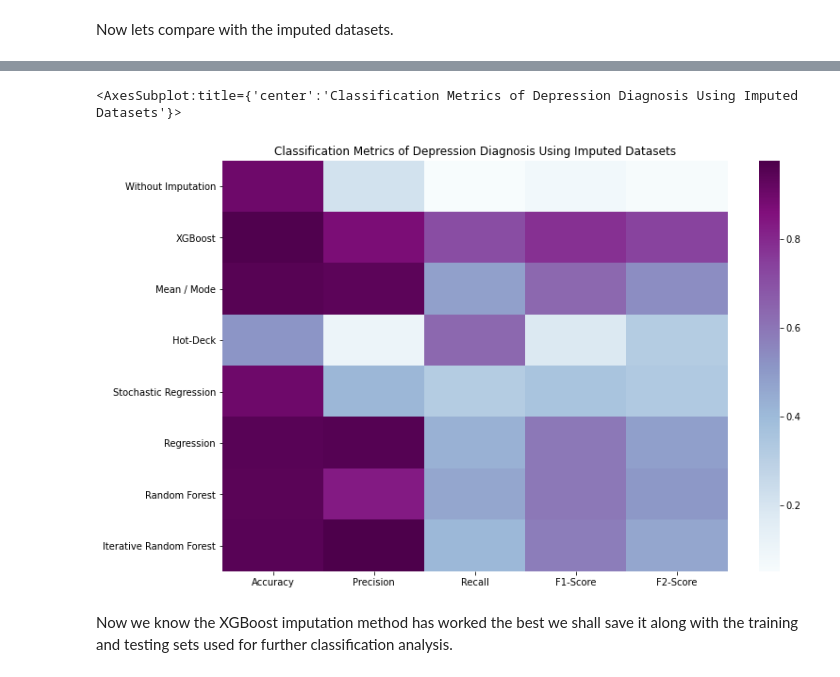
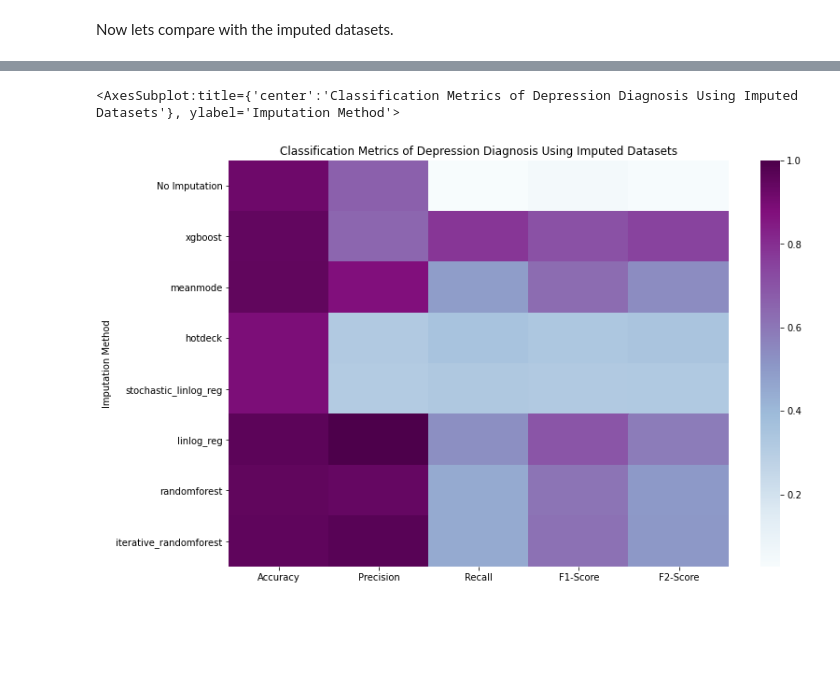
Before and after one commit to kaihulme/alspac-mhst, a Jupyter notebook: notebooks/imputation_analysis.ipynb, the cells around one changed output, grey strips where cells are left out. Cells and saved outputs as stored; diff of their text form; code cells hidden in the pictures; blank space fills up the shorter version.

Commit message:
Final imputation analysis results

```diff
--- a/notebooks/imputation_analysis.ipynb
+++ b/notebooks/imputation_analysis.ipynb
@@ -225,22 +304,43 @@ Metrics for non-imputed data: [0.9025686448184234, 0.21739130434782608, 0.051546
 Now lets compare with the imputed datasets.
 # %%
 for (name, df) in imputations:
+
     X = df[non_med_features]
     y = df[target_feature]
 
-    # fix for rf imputation having indexes starting at 0
-    if name == "iterative_randomforest":
-        X_train, y_train = X.loc[np_train_idxs], y.loc[np_train_idxs]
-    else:
-        X_train, y_train = X.loc[train_idxs], y.loc[train_idxs]
+    # # fix for rf imputation having indexes starting at 0
+    # if name == "iterative_randomforest":
+    #     X_train, y_train = X.loc[np_train_idxs], y.loc[np_train_idxs]
+    # else:
+    #     X_train, y_train = X.loc[train_idxs], y.loc[train_idxs]
+
+    # xgb = XGBClassifier(
+    #     objective="binary:logistic",
+    #     eval_metric="logloss",
+    #     scale_pos_weight=sample_ratio,
+    # )
+    # xgb.fit(X_train, y_train)
+
+    # preds = xgb.predict(X_test)
+
+    # results = classification_results(y_test, preds)
+
+    # # fix idxs for randomforest
+    # if name == "iterative_randomforest":
+    #     rf_idxs = [x - 1 for x in train_idxs]
+    #     X_train, y_train = X.loc[rf_idxs], y.loc[rf_idxs]
+    # else:
+    #     X_train, y_train = X.loc[train_idxs], y.loc[train_idxs]
+
+    X_train, X_test, y_train, y_test = train_test_split(X, y, test_size=0.2, random_state=42)
 
     xgb = XGBClassifier(
         objective="binary:logistic",
         eval_metric="logloss",
-        scale_pos_weight=sample_ratio,
     )
-    xgb.fit(X_train, y_train)
 
-    preds = xgb.predict(X_test)
-    results = classification_results(y_test, preds)
-    reduced_clf_results.append([name] + results)
+    xgb.fit(X,  y)
+    preds = xgb.predict(reduced_X_test)
+    results = classification_results(reduced_y_test, preds)
+
+    reduced_clf_results.loc[len(reduced_clf_results)] = [name] + results
@@ -265,9 +363,7 @@ results_df
 # %%
 plt.figure(figsize=(12,8))
 plt.title("Classification Metrics of Depression Diagnosis Using Imputed Datasets")
-sns.heatmap(results_df, cmap="BuPu")
+sns.heatmap(reduced_clf_results.set_index("Imputation Method"), cmap="BuPu")
 # %% [output]
-<AxesSubplot:title={'center':'Classification Metrics of Depression Diagnosis Using Imputed Datasets'}>
+<AxesSubplot:title={'center':'Classification Metrics of Depression Diagnosis Using Imputed Datasets'}, ylabel='Imputation Method'>
-[figure, old version]
+[figure, new version]
-# %% [markdown]
-Now we know the XGBoost imputation method has worked the best we shall save it along with the training and testing sets used for further classification analysis.
```
Also changed, not shown: parts of 28 cells of this notebook, 2 other files.
